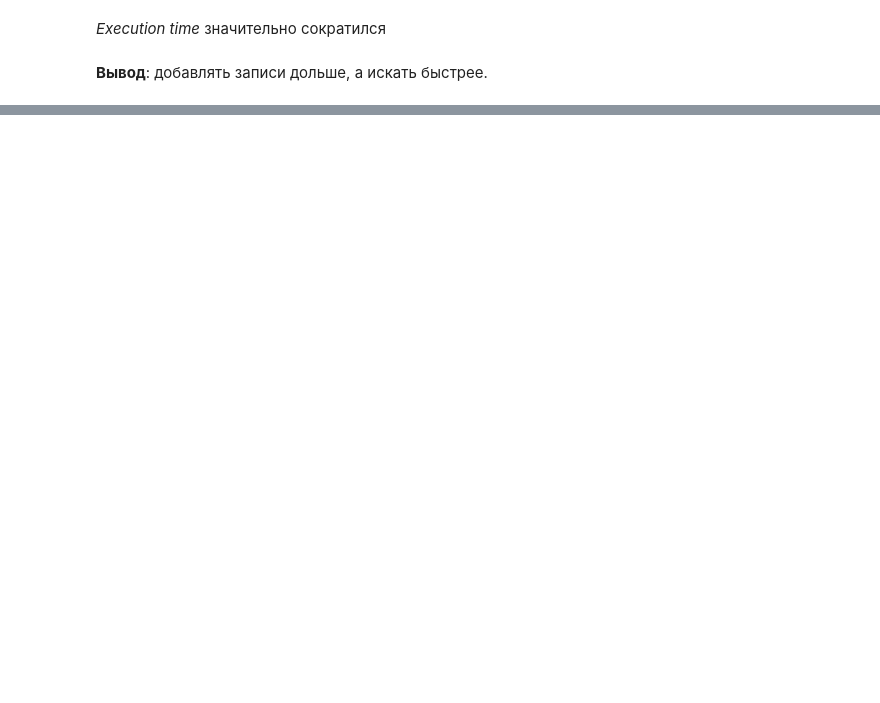
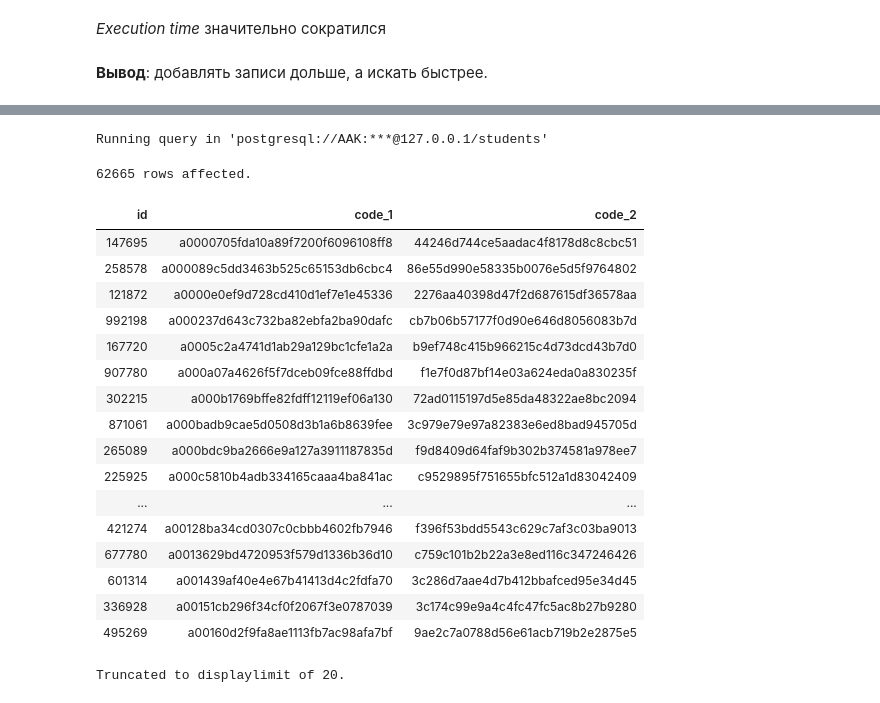
Before and after one commit to BROsandr/database_course, a Jupyter notebook: lab6/task.ipynb, the cells around one changed output, grey strips where cells are left out. Saved outputs shown, nothing was run; the diff lists cells and outputs as text; code cells hidden in the pictures; blank space fills up the shorter version.

```diff
--- a/lab6/task.ipynb
+++ b/lab6/task.ipynb
@@ -143,0 +170,26 @@ Running query in 'postgresql://AAK:***@127.0.0.1/students'
+# %%
+%%sql
+SELECT * FROM Test
+  WHERE CODE_1 ~ '^a'
+  ORDER BY CODE_1
+# %% [output]
+Running query in 'postgresql://AAK:***@127.0.0.1/students'
+62665 rows affected.
+| id | code_1 | code_2 |
+| 147695 | a0000705fda10a89f7200f6096108ff8 | 44246d744ce5aadac4f8178d8c8cbc51 |
+| 258578 | a000089c5dd3463b525c65153db6cbc4 | 86e55d990e58335b0076e5d5f9764802 |
+| 121872 | a0000e0ef9d728cd410d1ef7e1e45336 | 2276aa40398d47f2d687615df36578aa |
+| 992198 | a000237d643c732ba82ebfa2ba90dafc | cb7b06b57177f0d90e646d8056083b7d |
+| 167720 | a0005c2a4741d1ab29a129bc1cfe1a2a | b9ef748c415b966215c4d73dcd43b7d0 |
+| 907780 | a000a07a4626f5f7dceb09fce88ffdbd | f1e7f0d87bf14e03a624eda0a830235f |
+| 302215 | a000b1769bffe82fdff12119ef06a130 | 72ad0115197d5e85da48322ae8bc2094 |
+| 871061 | a000badb9cae5d0508d3b1a6b8639fee | 3c979e79e97a82383e6ed8bad945705d |
+| 265089 | a000bdc9ba2666e9a127a3911187835d | f9d8409d64faf9b302b374581a978ee7 |
+| 225925 | a000c5810b4adb334165caaa4ba841ac | c9529895f751655bfc512a1d83042409 |
+| ... | ... | ... |
+| 421274 | a00128ba34cd0307c0cbbb4602fb7946 | f396f53bdd5543c629c7af3c03ba9013 |
+| 677780 | a0013629bd4720953f579d1336b36d10 | c759c101b2b22a3e8ed116c347246426 |
+| 601314 | a001439af40e4e67b41413d4c2fdfa70 | 3c286d7aae4d7b412bbafced95e34d45 |
+| 336928 | a00151cb296f34cf0f2067f3e0787039 | 3c174c99e9a4c4fc47fc5ac8b27b9280 |
+| 495269 | a00160d2f9fa8ae1113fb7ac98afa7bf | 9ae2c7a0788d56e61acb719b2e2875e5 |
+Truncated to displaylimit of 20.
```
Also changed, not shown: parts of 15 cells of this notebook, 1 other file.
